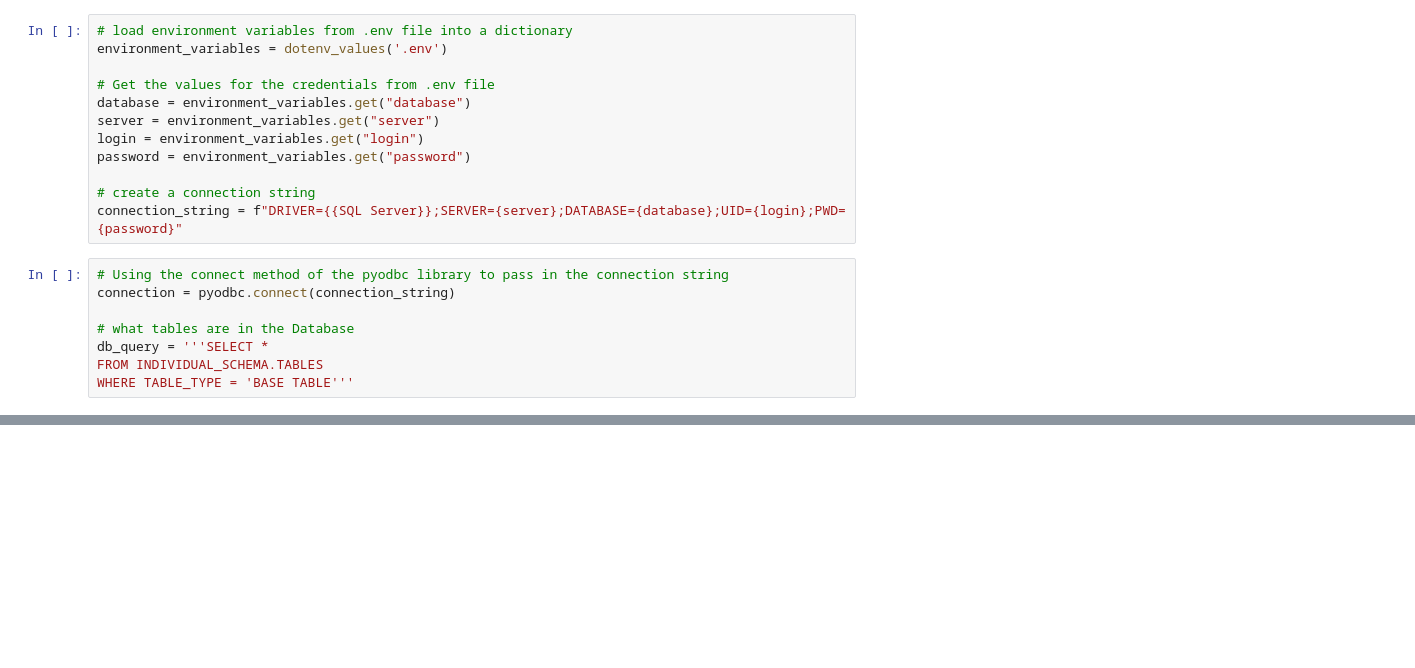
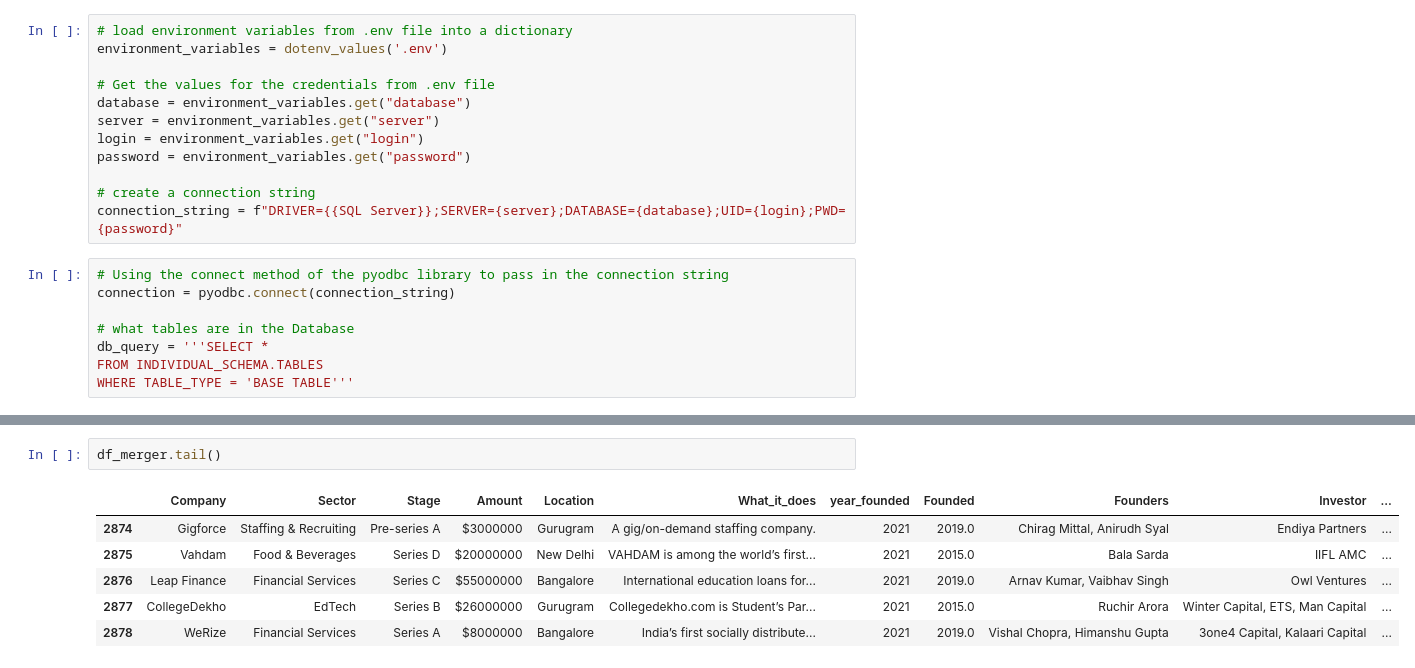
Before and after one commit to BamBamOguns/CA_First_Project_LP1, a Jupyter notebook: Notebooks/main.ipynb, the cells around one changed output, grey strips where cells are left out. Cells and saved outputs as stored; diff of their text form; blank space fills up the shorter version.

```diff
--- a/Notebooks/main.ipynb
+++ b/Notebooks/main.ipynb
@@ -225,0 +311,9 @@ memory usage: 6.4+ KB
+# %%
+df_merger.tail()
+# %% [output]
+|  | Company | Sector | Stage | Amount | Location | What_it_does | year_founded | Founded | Founders | Investor | ... |
+| 2874 | Gigforce | Staffing & Recruiting | Pre-series A | $3000000 | Gurugram | A gig/on-demand staffing company. | 2021 | 2019.0 | Chirag Mittal, Anirudh Syal | Endiya Partners | ... |
+| 2875 | Vahdam | Food & Beverages | Series D | $20000000 | New Delhi | VAHDAM is among the world’s first... | 2021 | 2015.0 | Bala Sarda | IIFL AMC | ... |
+| 2876 | Leap Finance | Financial Services | Series C | $55000000 | Bangalore | International education loans for... | 2021 | 2019.0 | Arnav Kumar, Vaibhav Singh | Owl Ventures | ... |
+| 2877 | CollegeDekho | EdTech | Series B | $26000000 | Gurugram | Collegedekho.com is Student’s Par... | 2021 | 2015.0 | Ruchir Arora | Winter Capital, ETS, Man Capital | ... |
+| 2878 | WeRize | Financial Services | Series A | $8000000 | Bangalore | India’s first socially distribute... | 2021 | 2019.0 | Vishal Chopra, Himanshu Gupta | 3one4 Capital, Kalaari Capital | ... |
```
Also changed, not shown: parts of 19 cells of this notebook.
